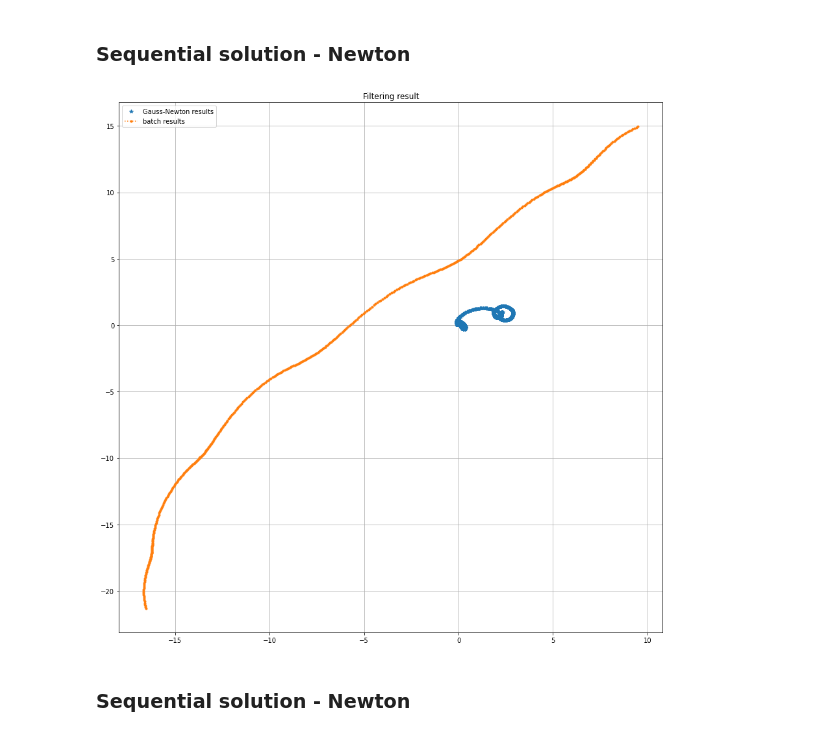
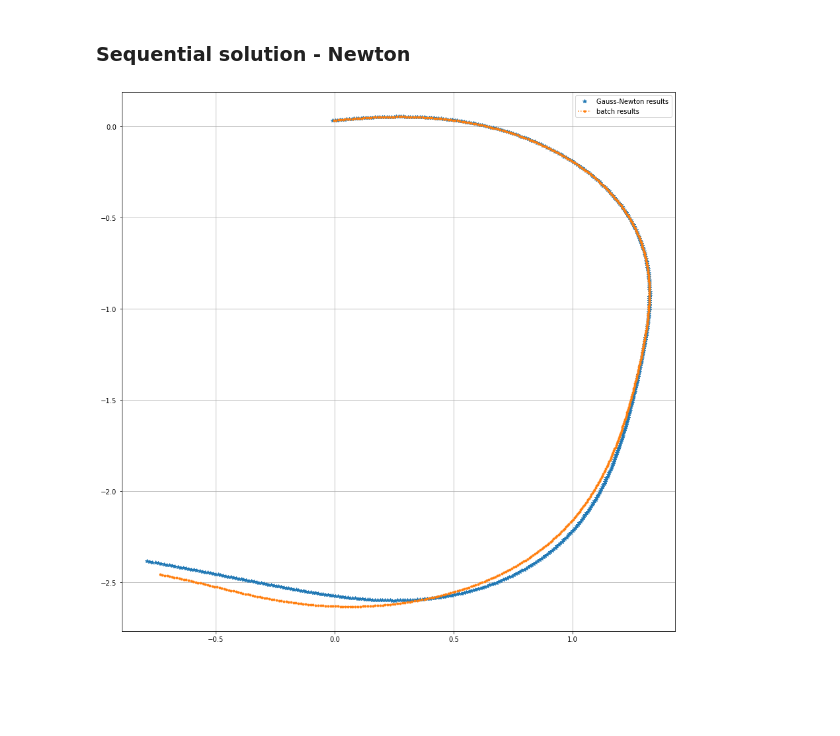
Before and after one commit to hanyas/second-order-smoothers, a Jupyter notebook: notebooks/NewtonFiltering_example2.ipynb, the cells around one changed output. Saved outputs shown, nothing was run; the diff lists cells and outputs as text; code cells hidden in the pictures; blank space fills up the shorter version.

Commit message:
initial nominal trajectory is changed

```diff
--- a/notebooks/NewtonFiltering_example2.ipynb
+++ b/notebooks/NewtonFiltering_example2.ipynb
@@ -60,8 +61,14 @@ P0 = jnp.diag(jnp.array([0.1, 0.1, 1., 1., 1.]))
 
 init = MVNStandard(m0, P0)
 
-initial_states =  MVNStandard(jnp.repeat(jnp.array([[0., 0., 2., 7., 3.]]),T + 1, axis=0),
-                                                     jnp.repeat(jnp.eye(5).reshape(1, 5, 5), T + 1, axis=0))
+positions = inverse_bearings(ys, s1, s2)
+states = jnp.concatenate([jnp.concatenate([jnp.zeros((1,2)), positions], axis = 0),
+                          jnp.zeros((T+1,3))], axis = 1)
+
+initial_states =  MVNStandard(states,jnp.repeat(jnp.eye(5).reshape(1, 5, 5), T + 1, axis=0))
+
+# initial_states =  MVNStandard(jnp.repeat(jnp.array([[0., 0., 2., 7., 3.]]),T + 1, axis=0),
+#                                                      jnp.repeat(jnp.eye(5).reshape(1, 5, 5), T + 1, axis=0))
 
 transition_model = FunctionalModel(transition_function, MVNStandard(jnp.zeros((5,)), Q))
 observation_model = FunctionalModel(observation_function, MVNStandard(jnp.zeros((2,)), R))
@@ -87,7 +94,7 @@ filtered_states = filtering(ys, init, transition_model, observation_model, exten
 smoothed_results = smoothing(transition_model, filtered_states, extended, initial_states)
 # %%
 iterated_smoother_results = iterated_smoothing(ys, init, transition_model, observation_model, extended,
-                                      initial_states, False, criterion=lambda i, *_: i < 2)
+                                      initial_states, False, criterion=lambda i, *_: i < 30)
 # %% [markdown]
 ### Batch solution
 # %%
@@ -114,10 +121,10 @@ def state_space_cost(x):
     vmapped_fun = jax.vmap(LL, in_axes=[0, 0, 0, None, None, None, None])
     return jnp.sum(vmapped_fun(predict_traj, update_traj, ys, observation_function, transition_function, jnp.linalg.cholesky(Q), jnp.linalg.cholesky(R))) - mvn_loglikelihood(x0 - m0, jnp.linalg.cholesky(P0))
 # %%
-grad = jax.grad(state_space_cost, argnums=0)(initial_states.mean)
-Hess = jacfwd(jacrev(state_space_cost))(initial_states.mean)
+grad = jax.grad(state_space_cost, argnums=0)(iterated_smoother_results.mean)
+Hess = jacfwd(jacrev(state_space_cost))(iterated_smoother_results.mean)
 
-x_batch = initial_states.mean - jax.numpy.linalg.tensorsolve(Hess, grad)
+x_batch = iterated_smoother_results.mean- jax.numpy.linalg.tensorsolve(Hess, grad)
 # %% [markdown]
 ### Check the derivative of the additive state space cost function: exact formula vs `jax.grad`
 # %% [markdown]
@@ -274,12 +281,10 @@ smoothed_states_newton = newton_smoothing(transition_model, filtered_states_newt
 # %%
 plt.figure(figsize=(15,15))
 # plt.plot(filtered_states_newton.mean[:,0], "--", label="Newton results" )
 plt.plot(iterated_smoother_results.mean[:,0], iterated_smoother_results.mean[:,1], "*", label = "Gauss-Newton results")
 plt.plot(x_batch[:,0], x_batch[:,1], ".:", label = "batch results")
-plt.title("Filtering result")
+# plt.title("state sresult")
 plt.grid()
 plt.legend();
 # %% [output]
-[figure, old version]
+[figure, new version]
-# %% [markdown]
-### Sequential solution - Newton
```
Also changed, not shown: parts of 5 cells of this notebook.
